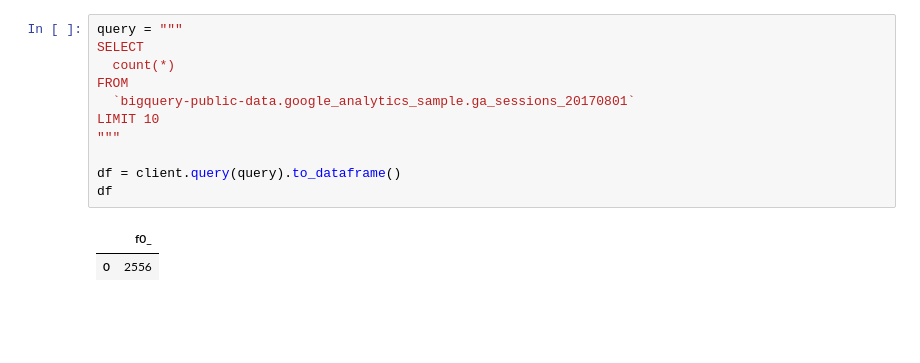
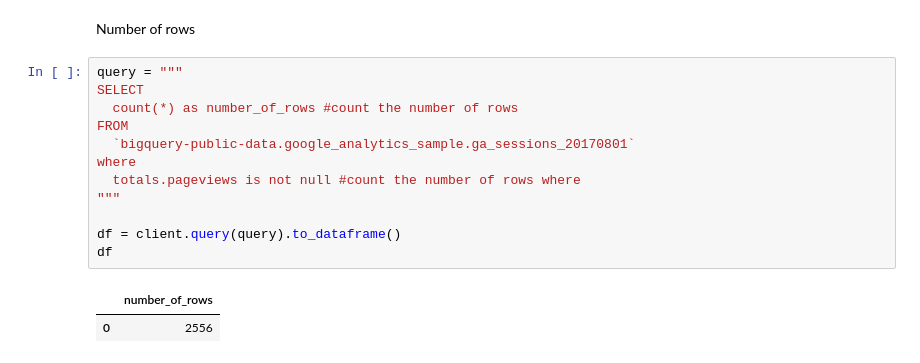
Before and after one commit to andreavecchi1996/google_analytics_ecommerce_analysis, a Jupyter notebook: notebooks/google_analytics_ecommerce_analysis_sql_code.ipynb, the cells around one changed output. Drawn from its saved outputs; the diff is of its cells as text; blank space fills up the shorter version.

```diff
--- a/notebooks/google_analytics_ecommerce_analysis_sql_code.ipynb
+++ b/notebooks/google_analytics_ecommerce_analysis_sql_code.ipynb
@@ -74,15 +57,18 @@ df
+# %% [markdown]
+Number of rows
 # %%
 query = """
 SELECT
-  count(*)
+  count(*) as number_of_rows #count the number of rows
 FROM
   `bigquery-public-data.google_analytics_sample.ga_sessions_20170801`
-LIMIT 10
+where
+  totals.pageviews is not null #count the number of rows where
 """
 
 df = client.query(query).to_dataframe()
 df
 # %% [output]
-|  | f0_ |
+|  | number_of_rows |
 | 0 | 2556 |
 # %%
```
Also changed, not shown: parts of 3 cells of this notebook.
